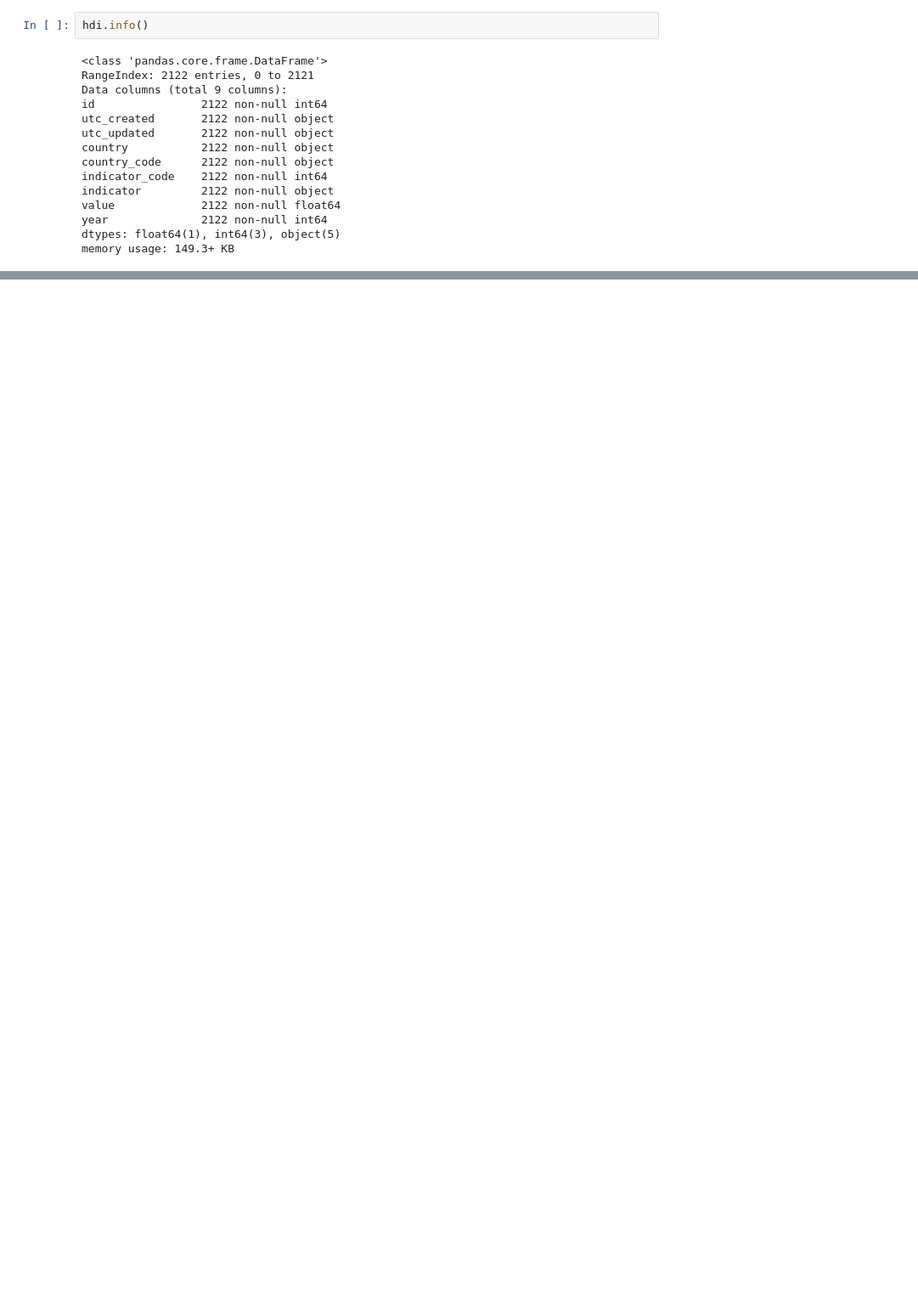
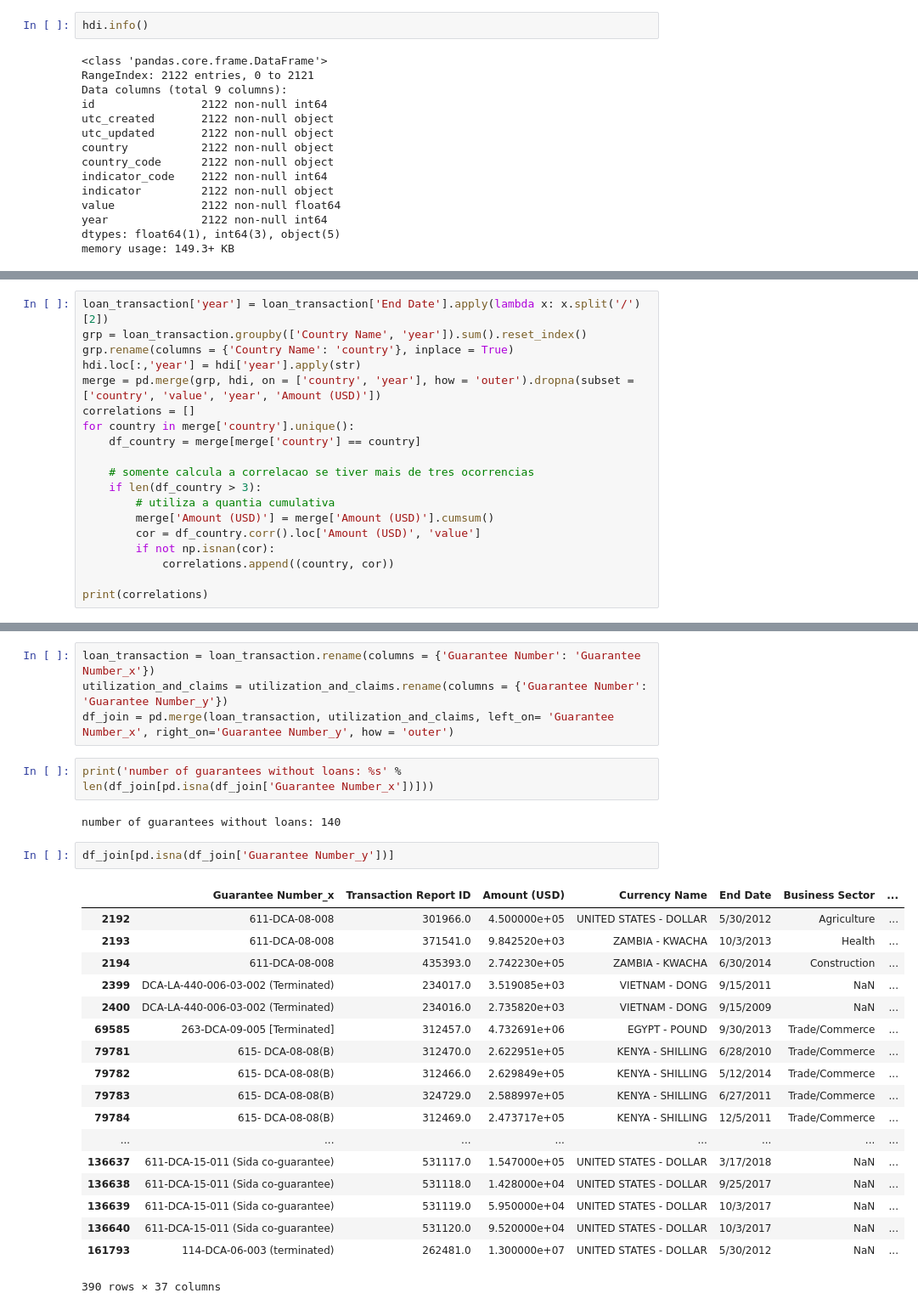
Before and after one commit to andre1393/creditas-challenge, a Jupyter notebook: EDA/EDA.ipynb, the cells around one changed output, grey strips where cells are left out. Shown: that part at 85% size. Drawn from its saved outputs; the diff is of its cells as text; blank space fills up the shorter version.

```diff
--- a/EDA/EDA.ipynb
+++ b/EDA/EDA.ipynb
@@ -198,0 +193,19 @@ ax.legend()
+# %%
+loan_transaction['year'] = loan_transaction['End Date'].apply(lambda x: x.split('/')[2])
+grp = loan_transaction.groupby(['Country Name', 'year']).sum().reset_index()
+grp.rename(columns = {'Country Name': 'country'}, inplace = True)
+hdi.loc[:,'year'] = hdi['year'].apply(str)
+merge = pd.merge(grp, hdi, on = ['country', 'year'], how = 'outer').dropna(subset = ['country', 'value', 'year', 'Amount (USD)'])
+correlations = []
+for country in merge['country'].unique():
+    df_country = merge[merge['country'] == country]
+
+    # somente calcula a correlacao se tiver mais de tres ocorrencias
+    if len(df_country > 3):
+        # utiliza a quantia cumulativa
+        merge['Amount (USD)'] = merge['Amount (USD)'].cumsum()
+        cor = df_country.corr().loc['Amount (USD)', 'value']
+        if not np.isnan(cor):
+            correlations.append((country, cor))
+
+print(correlations)
@@ -198,0 +218,29 @@ ax.legend()
+# %%
+loan_transaction = loan_transaction.rename(columns = {'Guarantee Number': 'Guarantee Number_x'})
+utilization_and_claims = utilization_and_claims.rename(columns = {'Guarantee Number': 'Guarantee Number_y'})
+df_join = pd.merge(loan_transaction, utilization_and_claims, left_on= 'Guarantee Number_x', right_on='Guarantee Number_y', how = 'outer')
+# %%
+print('number of guarantees without loans: %s' % len(df_join[pd.isna(df_join['Guarantee Number_x'])]))
+# %% [output]
+number of guarantees without loans: 140
+# %%
+df_join[pd.isna(df_join['Guarantee Number_y'])]
+# %% [output]
+|  | Guarantee Number_x | Transaction Report ID | Amount (USD) | Currency Name | End Date | Business Sector | ... |
+| 2192 | 611-DCA-08-008 | 301966.0 | 4.500000e+05 | UNITED STATES - DOLLAR | 5/30/2012 | Agriculture | ... |
+| 2193 | 611-DCA-08-008 | 371541.0 | 9.842520e+03 | ZAMBIA - KWACHA | 10/3/2013 | Health | ... |
+| 2194 | 611-DCA-08-008 | 435393.0 | 2.742230e+05 | ZAMBIA - KWACHA | 6/30/2014 | Construction | ... |
+| 2399 | DCA-LA-440-006-03-002 (Terminated) | 234017.0 | 3.519085e+03 | VIETNAM - DONG | 9/15/2011 | NaN | ... |
+| 2400 | DCA-LA-440-006-03-002 (Terminated) | 234016.0 | 2.735820e+03 | VIETNAM - DONG | 9/15/2009 | NaN | ... |
+| 69585 | 263-DCA-09-005 [Terminated] | 312457.0 | 4.732691e+06 | EGYPT - POUND | 9/30/2013 | Trade/Commerce | ... |
+| 79781 | 615- DCA-08-08(B) | 312470.0 | 2.622951e+05 | KENYA - SHILLING | 6/28/2010 | Trade/Commerce | ... |
+| 79782 | 615- DCA-08-08(B) | 312466.0 | 2.629849e+05 | KENYA - SHILLING | 5/12/2014 | Trade/Commerce | ... |
+| 79783 | 615- DCA-08-08(B) | 324729.0 | 2.588997e+05 | KENYA - SHILLING | 6/27/2011 | Trade/Commerce | ... |
+| 79784 | 615- DCA-08-08(B) | 312469.0 | 2.473717e+05 | KENYA - SHILLING | 12/5/2011 | Trade/Commerce | ... |
+| ... | ... | ... | ... | ... | ... | ... | ... |
+| 136637 | 611-DCA-15-011 (Sida co-guarantee) | 531117.0 | 1.547000e+05 | UNITED STATES - DOLLAR | 3/17/2018 | NaN | ... |
+| 136638 | 611-DCA-15-011 (Sida co-guarantee) | 531118.0 | 1.428000e+04 | UNITED STATES - DOLLAR | 9/25/2017 | NaN | ... |
+| 136639 | 611-DCA-15-011 (Sida co-guarantee) | 531119.0 | 5.950000e+04 | UNITED STATES - DOLLAR | 10/3/2017 | NaN | ... |
+| 136640 | 611-DCA-15-011 (Sida co-guarantee) | 531120.0 | 9.520000e+04 | UNITED STATES - DOLLAR | 10/3/2017 | NaN | ... |
+| 161793 | 114-DCA-06-003 (terminated) | 262481.0 | 1.300000e+07 | UNITED STATES - DOLLAR | 5/30/2012 | NaN | ... |
+390 rows × 37 columns
```
Also changed, not shown: parts of 10 cells of this notebook, 1 other file.
